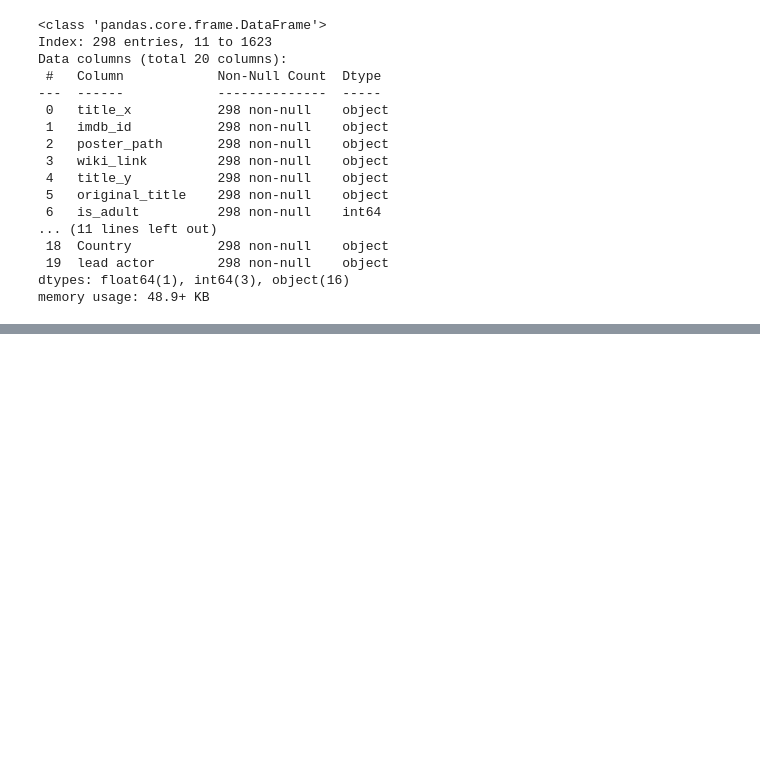
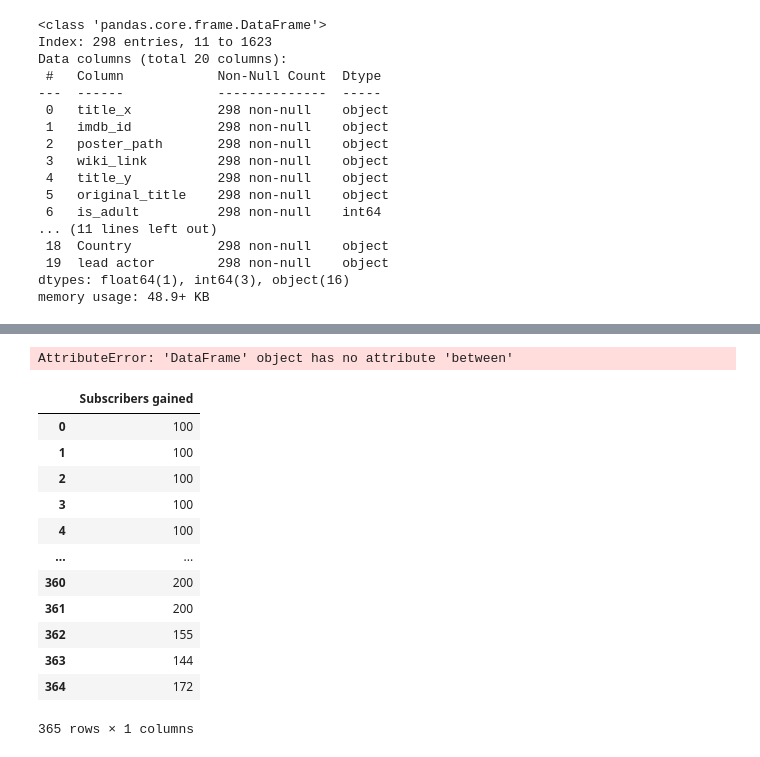
Before and after one commit to Deepanshu-8126/Pandas, a Jupyter notebook: pandas_dataframe.ipynb, the cells around one changed output, grey strips where cells are left out. Saved outputs shown, nothing was run; the diff lists cells and outputs as text; code cells hidden in the pictures; blank space fills up the shorter version.

```diff
--- a/pandas_dataframe.ipynb
+++ b/pandas_dataframe.ipynb
@@ -816,0 +838,27 @@ KeyError: 'Team1'
+# %%
+# between(value exist between an range boolean value return )
+import numpy as np
+import pandas as pd
+vk=pd.read_csv('/content/kohli_ipl.csv')
+vk[vk.between(51,99)].size # 43
+# %% [output]
+AttributeError: 'DataFrame' object has no attribute 'between'
+# %%
+# clip
+# a given range clip - ( 100 to 200 range value 100 belowe make 100 and after 200 make 200 )
+subs=pd.read_csv('/content/subs.csv')
+subs.clip(100,200)
+# %% [output]
+|  | Subscribers gained |
+| 0 | 100 |
+| 1 | 100 |
+| 2 | 100 |
+| 3 | 100 |
+| 4 | 100 |
+| ... | ... |
+| 360 | 200 |
+| 361 | 200 |
+| 362 | 155 |
+| 363 | 144 |
+| 364 | 172 |
+365 rows × 1 columns
```
Also changed, not shown: parts of 19 cells of this notebook.
